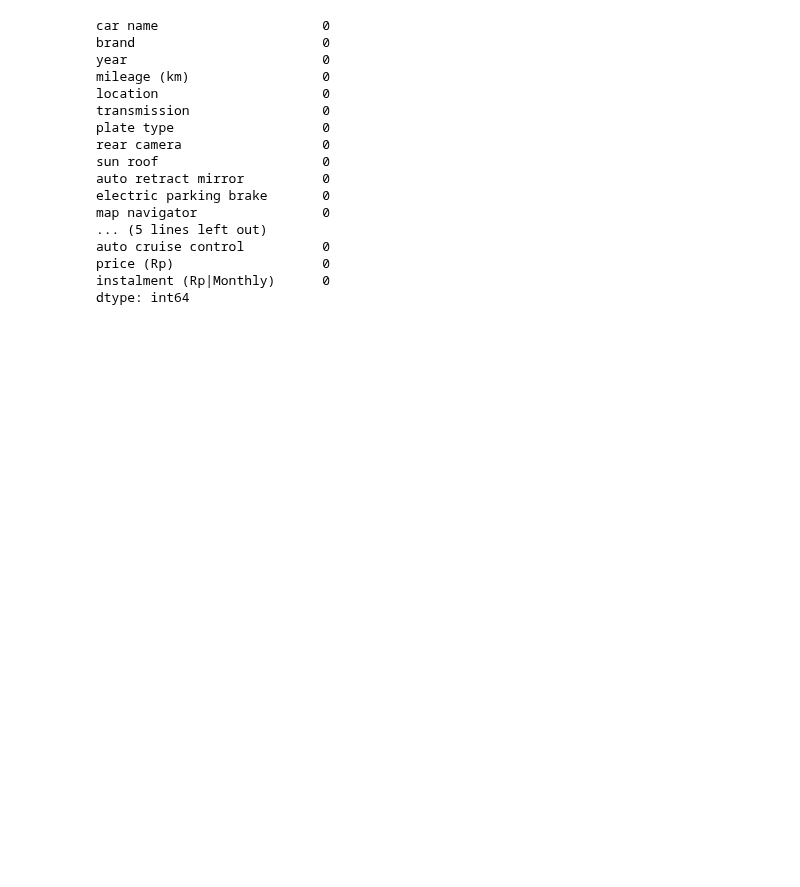
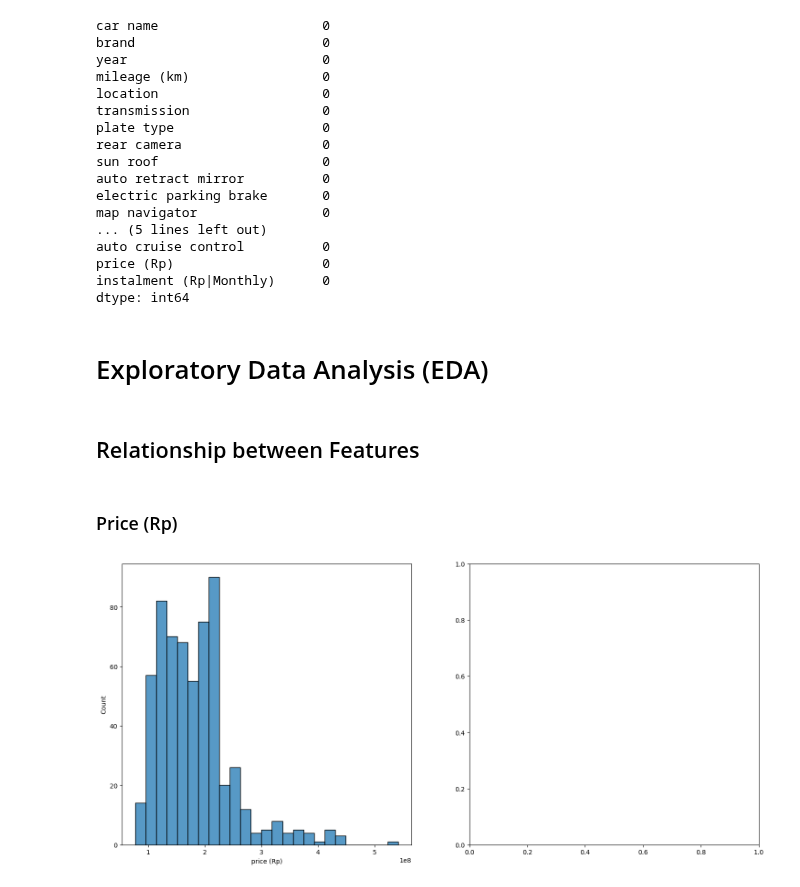
Before and after one commit to JonathanSuryaS/AOL---Machine-Learning, a Jupyter notebook: car.ipynb, the cells around one changed output. Cells and saved outputs as stored; diff of their text form; code cells hidden in the pictures; blank space fills up the shorter version.

```diff
--- a/car.ipynb
+++ b/car.ipynb
@@ -67,3 +75,16 @@ auto cruise control          0
 price (Rp)                   0
 instalment (Rp|Monthly)      0
 dtype: int64
+# %% [markdown]
+# Exploratory Data Analysis (EDA)
+# %% [markdown]
+## Relationship between Features
+# %% [markdown]
+### Price (Rp)
+# %%
+fig, ax = plt.subplots(1, 2, figsize = (18, 8))
+sns.histplot(data = data, x = 'price (Rp)', ax = ax[0])
+ax
+plt.show()
+# %% [output]
+[figure, added]
```
Also changed, not shown: parts of 1 cell of this notebook.
